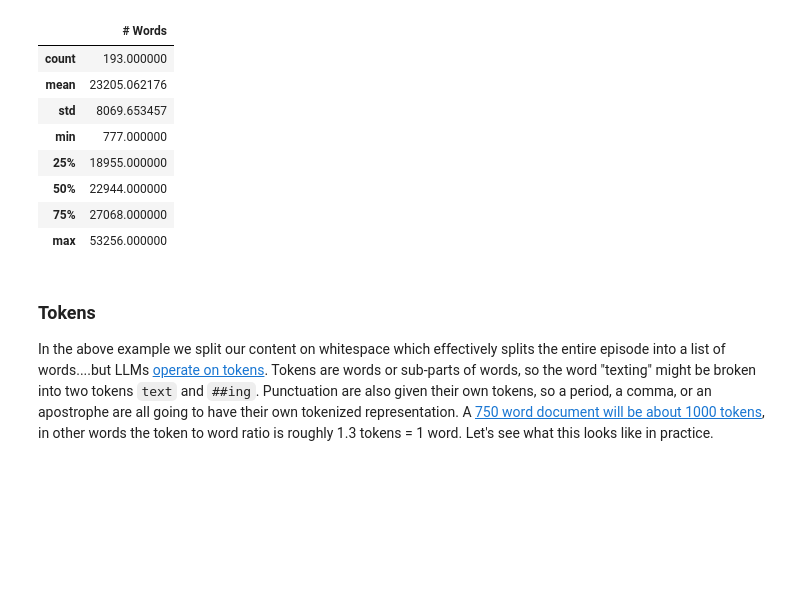
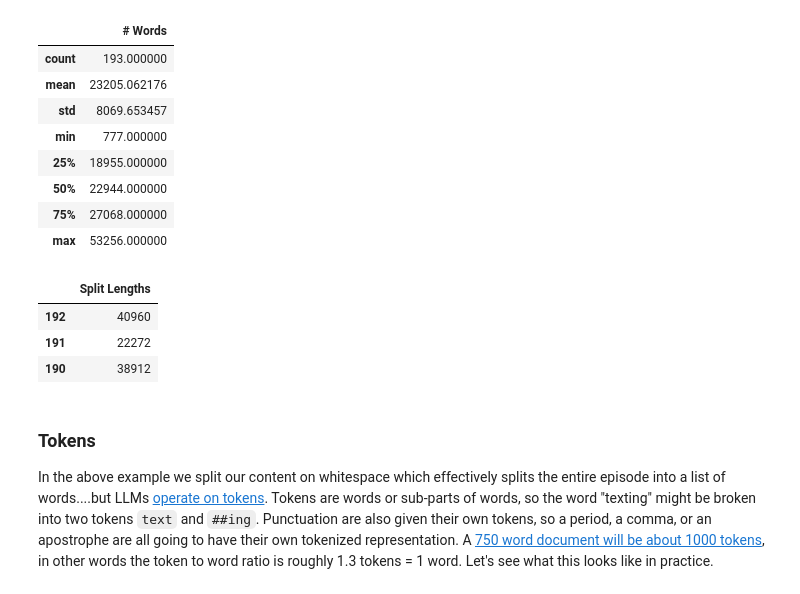
Before and after one commit to fkhellah/vectorsearch-applications, a Jupyter notebook: notebooks/1-Data_Preprocessing_Week1_COLAB.ipynb, the cells around one changed output. Cells and saved outputs as stored; diff of their text form; code cells hidden in the pictures; blank space fills up the shorter version.

```diff
--- a/notebooks/1-Data_Preprocessing_Week1_COLAB.ipynb
+++ b/notebooks/1-Data_Preprocessing_Week1_COLAB.ipynb
@@ -195,6 +206,13 @@ df.describe()
 | 50% | 22944.000000 |
 | 75% | 27068.000000 |
 | max | 53256.000000 |
+# %%
+df[:3]
+# %% [output]
+|  | Split Lengths |
+| 192 | 40960 |
+| 191 | 22272 |
+| 190 | 38912 |
 # %% [markdown]
 ### Tokens
 In the above example we split our content on whitespace which effectively splits the entire episode into a list of words....but LLMs [operate on tokens](https://uplimit.com/course/rag-applications/v2/module/module_clt3drpxz006f16lf8iulafw4#corise_clpiy1bpu00072e6ghsn5xf1z). Tokens are words or sub-parts of words, so the word "texting" might be broken into two tokens `text` and `##ing`. Punctuation are also given their own tokens, so a period, a comma, or an apostrophe are all going to have their own tokenized representation.  A [750 word document will be about 1000 tokens](https://www.anyscale.com/blog/num-every-llm-developer-should-know), in other words the token to word ratio is roughly 1.3 tokens = 1 word. Let's see what this looks like in practice.
```
Also changed, not shown: parts of 13 cells of this notebook.
